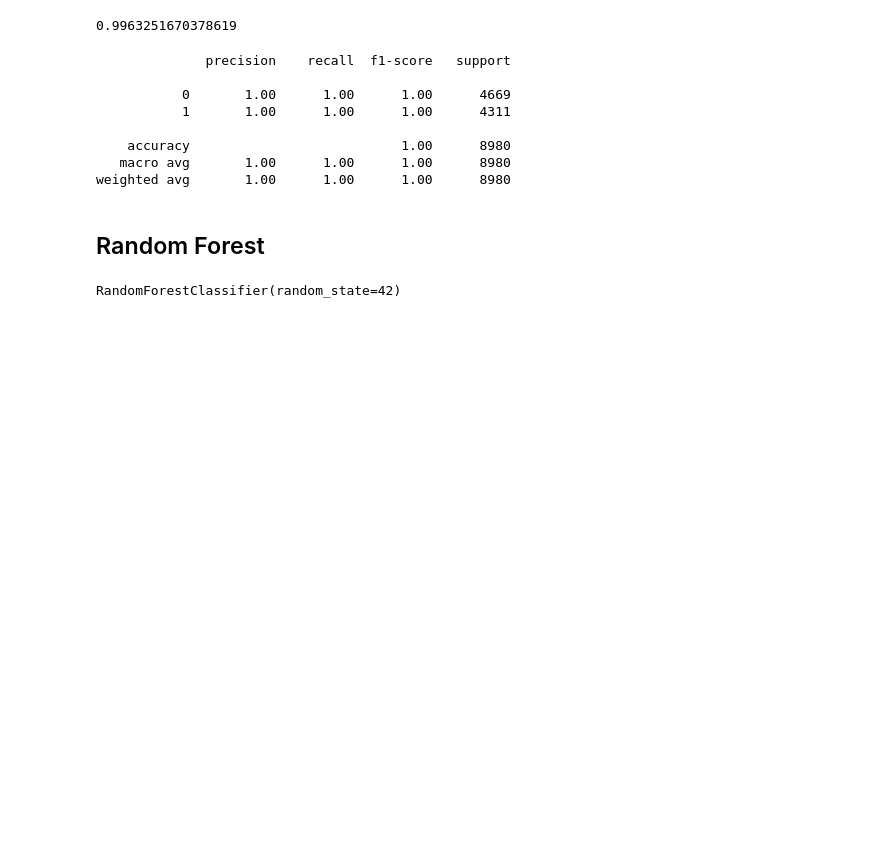
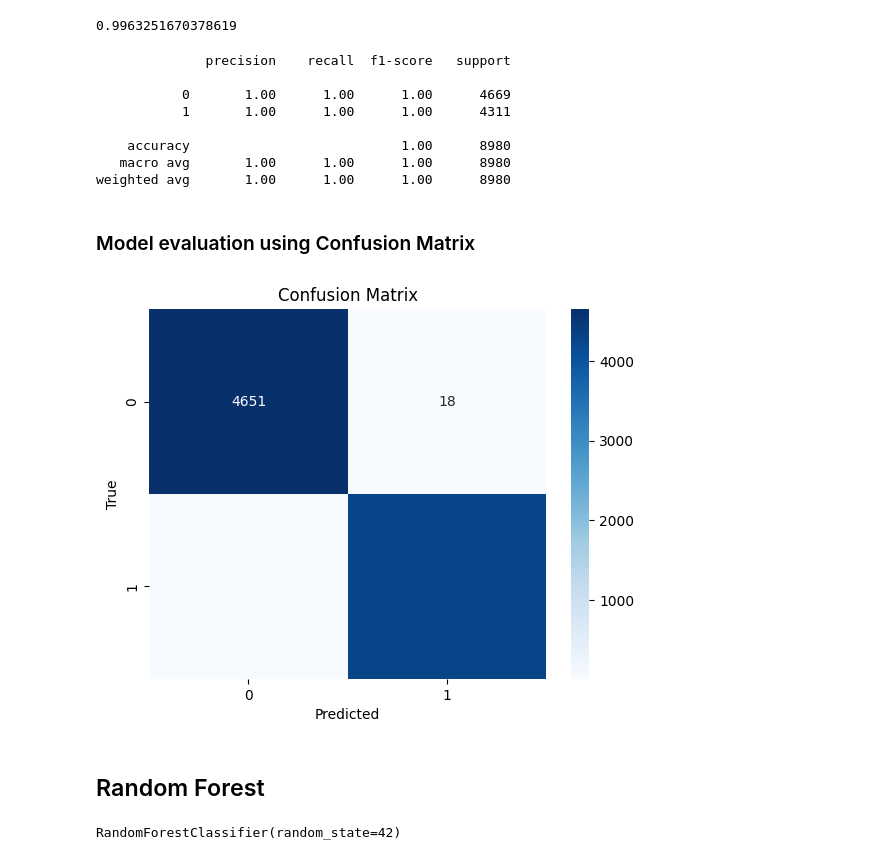
Before and after one commit to fitoretahiri/Fake-News-Detection, a Jupyter notebook: Model_Training.ipynb, the cells around one changed output. Saved outputs shown, nothing was run; the diff lists cells and outputs as text; code cells hidden in the pictures; blank space fills up the shorter version.

```diff
--- a/Model_Training.ipynb
+++ b/Model_Training.ipynb
@@ -262,6 +271,19 @@ print(classification_report(y_test, prediction_DT))
     accuracy                           1.00      8980
    macro avg       1.00      1.00      1.00      8980
 weighted avg       1.00      1.00      1.00      8980
+# %% [markdown]
+### Model evaluation using Confusion Matrix
+# %%
+cm = confusion_matrix(y_test, prediction_DT)
+# %%
+sns.heatmap(cm, annot=True, fmt="d", cmap="Blues", cbar=True,
+            xticklabels=DT.classes_, yticklabels=DT.classes_)
+plt.xlabel('Predicted')
+plt.ylabel('True')
+plt.title('Confusion Matrix')
+plt.show()
+# %% [output]
+[figure, added]
 # %% [markdown]
 ## Random Forest
 # %%
```
Also changed, not shown: parts of 19 cells of this notebook, 1 other file.
